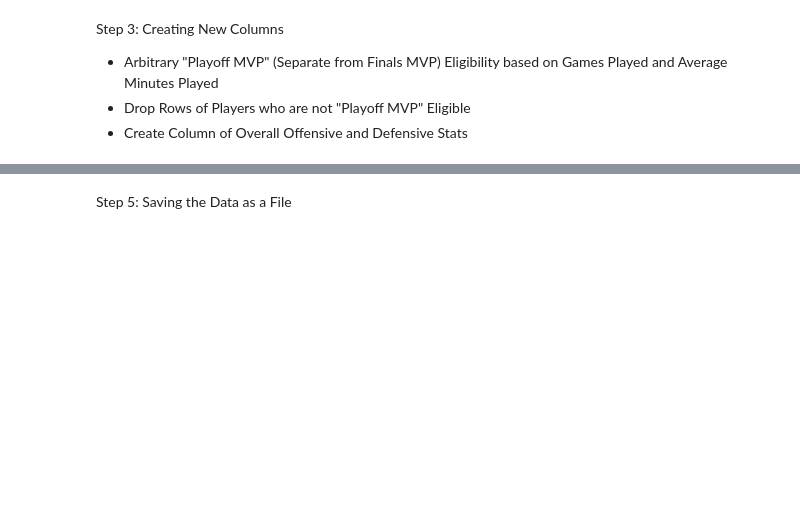
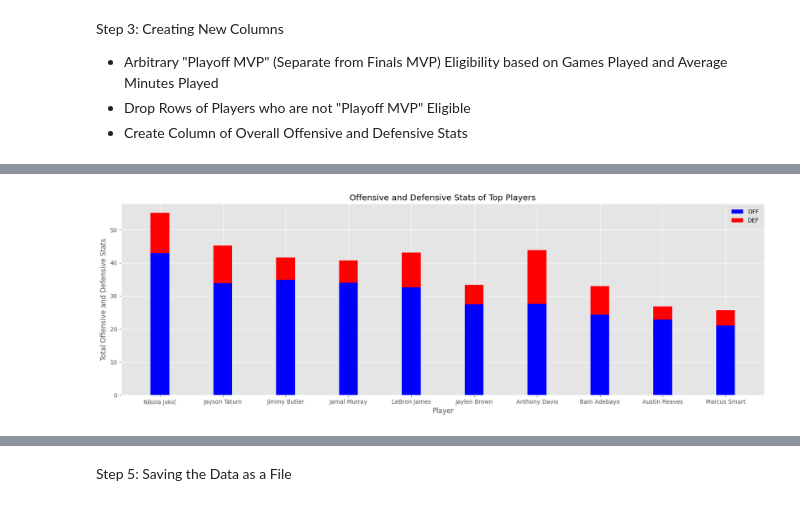
Before and after one commit to kerinraybanes/NBA_2022-2023, a Jupyter notebook: nba_playoff_stats.ipynb, the cells around one changed output, grey strips where cells are left out. Saved outputs shown, nothing was run; the diff lists cells and outputs as text; code cells hidden in the pictures; blank space fills up the shorter version.

```diff
--- a/nba_playoff_stats.ipynb
+++ b/nba_playoff_stats.ipynb
@@ -49,5 +101,5 @@ print("Duplicate Rows:")
 # %%
-filtered_df_new = filtered_df.drop(['Rk', 'Age', 'Tm', 'GS'], axis=1)
+filtered_df_new = filtered_df.drop(['Rk', 'Age', 'GS'], axis=1)
 # %%
 filtered_df_new.set_index('Player', inplace = True)
 # %% [markdown]
@@ -187,0 +328,16 @@ df_playoff_top[off_def_stats]
+# %%
+off_def_stats = ['Tot_OFF', 'Tot_DEF']
+
+ind = np.arange(len(df_playoff_top))
+plt.figure(figsize=(20, 6))
+plt.bar(ind, df_playoff_top['Tot_OFF'], width, label='OFF', color='blue')
+plt.bar(ind, df_playoff_top['Tot_DEF'], width, label='DEF', color='red', bottom=df_playoff_top['Tot_OFF'])
+
+plt.xlabel('Player')
+plt.ylabel('Total Offensive and Defensive Stats')
+plt.title('Offensive and Defensive Stats of Top Players')
+plt.xticks(ind, df_playoff_top.index)  # Set x-axis labels
+plt.legend()
+plt.show()
+# %% [output]
+[figure, added]
```
Also changed, not shown: parts of 25 cells of this notebook, 3 other files.
